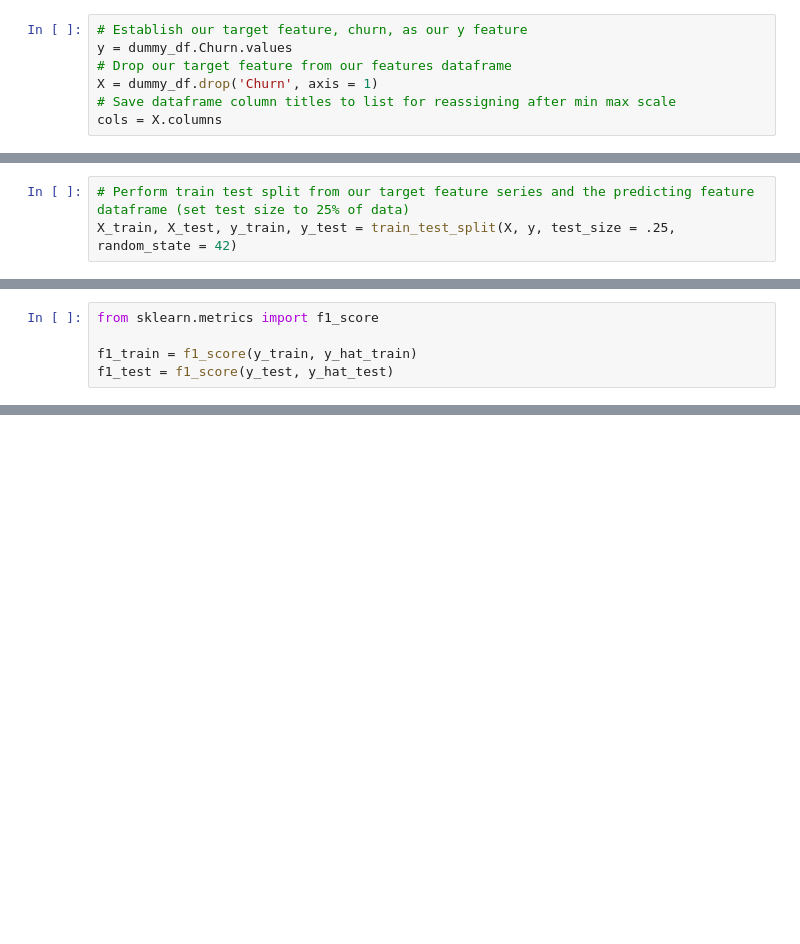
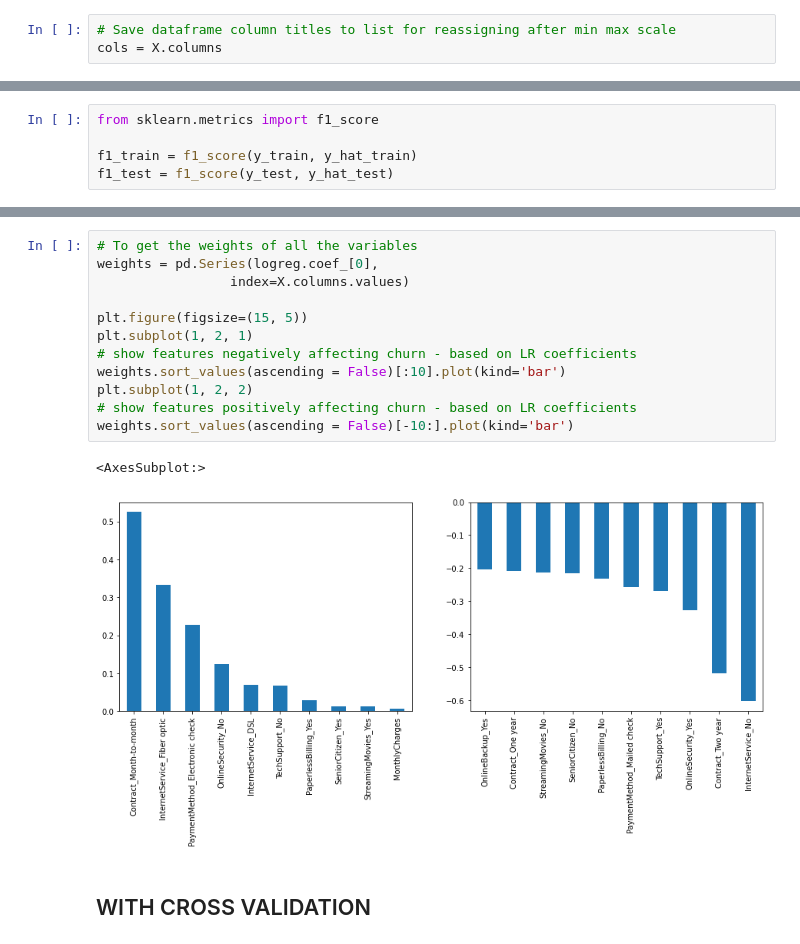
Before and after one commit to Eigilak/big_data, a Jupyter notebook: Projekt.ipynb, the cells around one changed output, grey strips where cells are left out. Cells and saved outputs as stored; diff of their text form; blank space fills up the shorter version.

```diff
--- a/Projekt.ipynb
+++ b/Projekt.ipynb
@@ -485,8 +465,4 @@ dummy_df
 # %%
-# Establish our target feature, churn, as our y feature
-y = dummy_df.Churn.values
-# Drop our target feature from our features dataframe
-X = dummy_df.drop('Churn', axis = 1)
 # Save dataframe column titles to list for reassigning after min max scale
 cols = X.columns
 # %%
@@ -496,9 +472,6 @@ mm = MinMaxScaler()
 X = pd.DataFrame(mm.fit_transform(X))
 # Reassign column names so new dataframe has corresponding names
 X.columns = cols
-# %%
-# Perform train test split from our target feature series and the predicting feature dataframe (set test size to 25% of data)
-X_train, X_test, y_train, y_test = train_test_split(X, y, test_size = .25, random_state = 42)
 # %%
 # Instantiate a Logistic Regression model without an intercept. C is set to an arbitrarily large number. Use 'liblinear' solver method.
 logreg = LogisticRegression(fit_intercept = False, C = 1e12, solver = 'liblinear')
@@ -565,0 +554,17 @@ print(f1_test)
+# %%
+# To get the weights of all the variables
+weights = pd.Series(logreg.coef_[0],
+                 index=X.columns.values)
+
+plt.figure(figsize=(15, 5))
+plt.subplot(1, 2, 1)
+# show features negatively affecting churn - based on LR coefficients
+weights.sort_values(ascending = False)[:10].plot(kind='bar')
+plt.subplot(1, 2, 2)
+# show features positively affecting churn - based on LR coefficients
+weights.sort_values(ascending = False)[-10:].plot(kind='bar')
+# %% [output]
+<AxesSubplot:>
+[figure, added]
+# %% [markdown]
+## WITH CROSS VALIDATION
```
Also changed, not shown: parts of 26 cells of this notebook.
